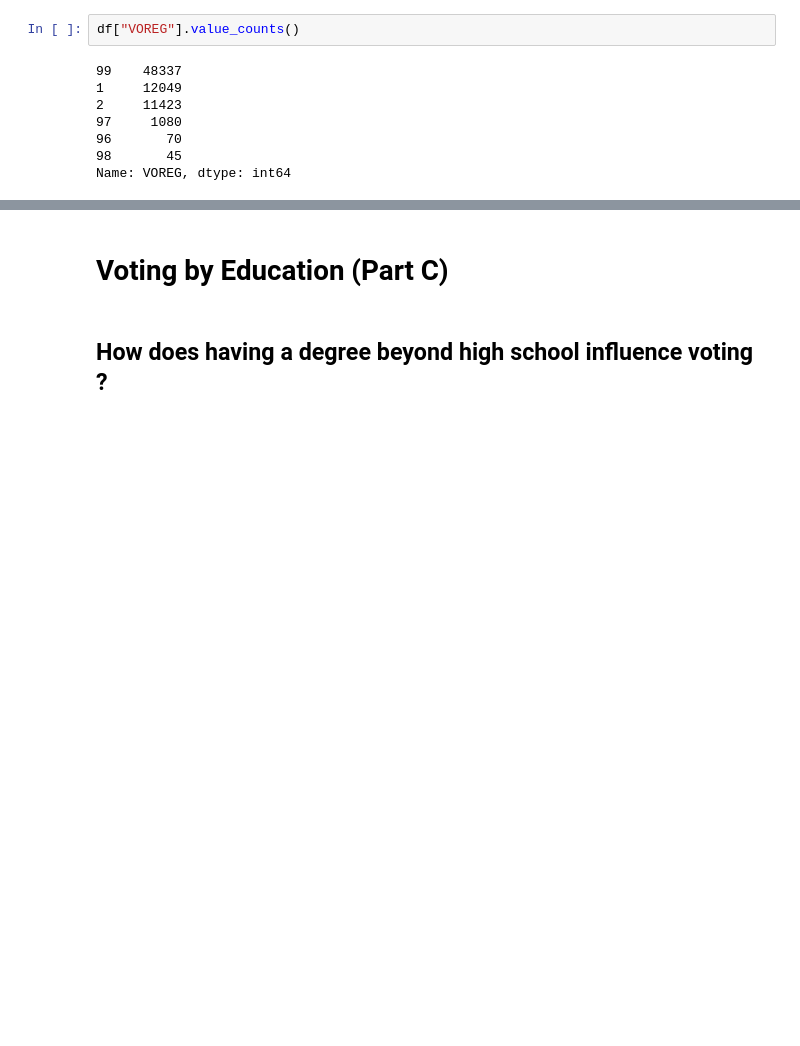
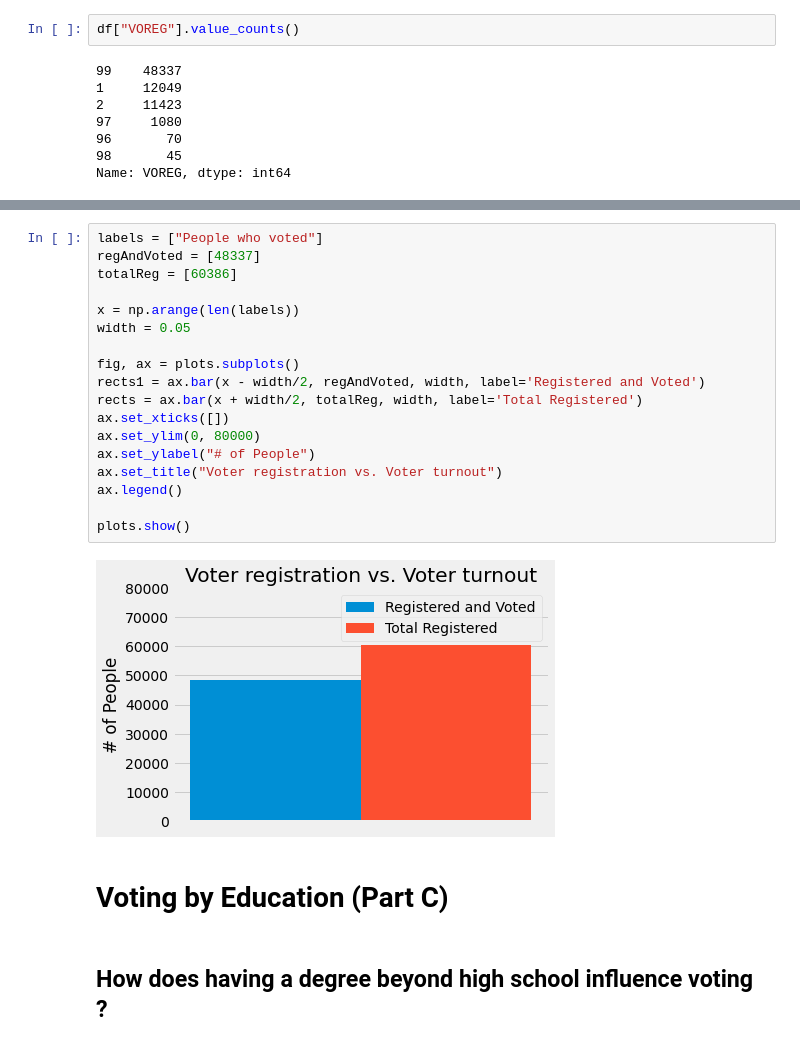
Before and after one commit to mdesilva/Data-Science, a Jupyter notebook: ASA2020FallDataChallenge/Analysis.ipynb, the cells around one changed output, grey strips where cells are left out. Drawn from its saved outputs; the diff is of its cells as text; blank space fills up the shorter version.

Commit message:
add voter reg vs voter turnout chart

```diff
--- a/ASA2020FallDataChallenge/Analysis.ipynb
+++ b/ASA2020FallDataChallenge/Analysis.ipynb
@@ -350,3 +350,23 @@ The dataset claims that although only ***12,049 people registered to vote***, **
+# %%
+labels = ["People who voted"]
+regAndVoted = [48337]
+totalReg = [60386]
+
+x = np.arange(len(labels))
+width = 0.05
+
+fig, ax = plots.subplots()
+rects1 = ax.bar(x - width/2, regAndVoted, width, label='Registered and Voted')
+rects = ax.bar(x + width/2, totalReg, width, label='Total Registered')
+ax.set_xticks([])
+ax.set_ylim(0, 80000)
+ax.set_ylabel("# of People")
+ax.set_title("Voter registration vs. Voter turnout")
+ax.legend()
+
+plots.show()
+# %% [output]
+[figure, added]
 # %% [markdown]
 # Voting by Education (Part C)
 # %% [markdown]
```
Also changed, not shown: parts of 2 cells of this notebook.
